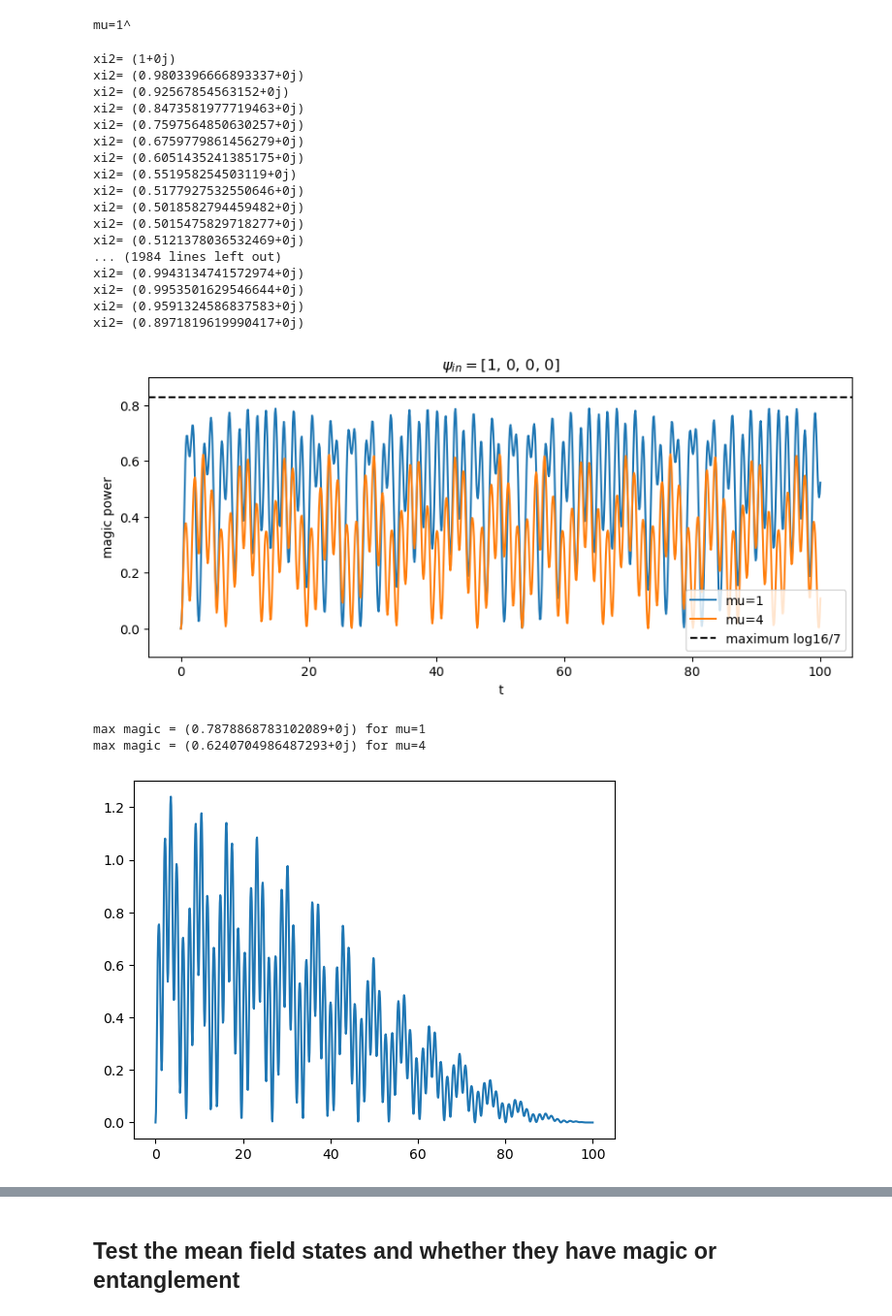
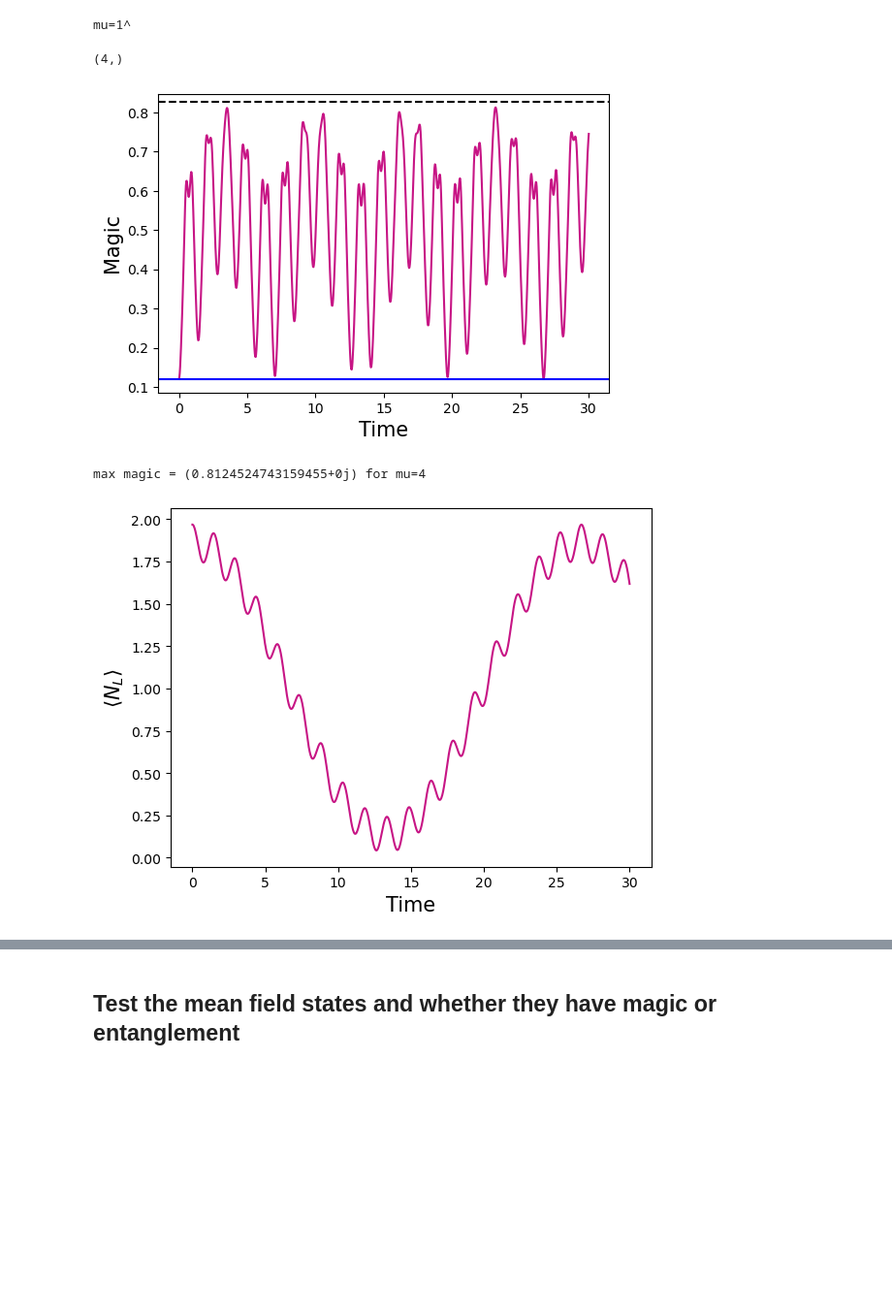
Before and after one commit to annabirke/Honours_entangle_magic, a Jupyter notebook: entanglement_magic_power_sum_stabiliser_states.ipynb, the cells around one changed output, grey strips where cells are left out. Shown at 97% size. Drawn from its saved outputs; the diff is of its cells as text; code cells hidden in the pictures; blank space fills up the shorter version.

Commit message:
push before trying to fix Mpower and Epower functions, currently works for Mpower mean and exact, Epower exact only

```diff
--- a/entanglement_magic_power_sum_stabiliser_states.ipynb
+++ b/entanglement_magic_power_sum_stabiliser_states.ipynb
@@ -487,41 +552,40 @@ mu=4^
 mu=1^
 # %%
 a=1
-mu_list=np.array([1,4])
-t_list=np.linspace(0,100,1000)
+mu_list=np.array([4])
+t_list=np.linspace(0,30,1000)
 
-psiin=np.array([1,0,0,0]) # basis LL LR RL RR
-magic_list_mu=Mpower(mu_list,t_list,psiin)
+# psi=np.array([1,0,0,0]) # basis LL LR RL RR
+psi=np.array([0.5+np.sqrt(15)/8,1/8,1/8,0.5-np.sqrt(15)/8])
+print(psi.shape)
+
+magic_list_mu=Mpower_inout_save(mu_list,t_list,psi,None,'.png','mediumvioletred',mode="in")
+# Mpowersave(mu_list,t_list,psiin,'exact_meanground_magic.png','mediumvioletred')
 # print(magic_list_mu[1,:].shape)
 print(f'max magic = {np.max(magic_list_mu[0,:])} for mu={mu_list[0]}')
-print(f'max magic = {np.max(magic_list_mu[1,:])} for mu={mu_list[1]}')
 
-signal=magic_list_mu[1,:]
-(freqs,peaks)=fourier(t_list,signal,[0,5])
-print('mu=4^')
+NL = np.array([[2,0,0,0],
+            [0,1,0,0],
+            [0,0,1,0],
+            [0,0,0,0]])
+exNL=[]
+for i, t in enumerate(t_list):
+    psiout=Smatrix(a,4,t)@ psi
+    exNL.append(psiout.conj().T @ NL @ psiout)
+exNL=np.array(exNL)
+plt.plot(t_list,exNL,color='mediumvioletred')
+# plt.plot(t_list,exNLmean,color='b')
 
-signal=magic_list_mu[0,:]
-(freqs,peaks)=fourier(t_list,signal,[0,2])
-print('mu=1^')
+plt.ylabel(fr'$\langle N_L \rangle$',fontsize=15)
+plt.xlabel('Time',fontsize=15)
+# plt.savefig(f'C:/Users/annas/Documents/2026/Honours/Entangle_Magic/exactandmean_meanground_NL.png',bbox_inches='tight',dpi=300)
+plt.show()
+
+# signal=magic_list_mu[0,:]
+# (freqs,peaks)=fourier(t_list,signal,[0,5])
+# print('mu=4^')
 # %% [output]
-xi2= (1+0j)
-xi2= (0.9803396666893337+0j)
-xi2= (0.92567854563152+0j)
-xi2= (0.8473581977719463+0j)
-xi2= (0.7597564850630257+0j)
-xi2= (0.6759779861456279+0j)
-xi2= (0.6051435241385175+0j)
-xi2= (0.551958254503119+0j)
-xi2= (0.5177927532550646+0j)
-xi2= (0.5018582794459482+0j)
-xi2= (0.5015475829718277+0j)
-xi2= (0.5121378036532469+0j)
-... (1984 lines left out)
-xi2= (0.9943134741572974+0j)
-xi2= (0.9953501629546644+0j)
-xi2= (0.9591324586837583+0j)
-xi2= (0.8971819619990417+0j)
+(4,)
-[figure, old version]
+[figure, new version]
-max magic = (0.7878868783102089+0j) for mu=1
-max magic = (0.6240704986487293+0j) for mu=4
+max magic = (0.8124524743159455+0j) for mu=4
-[figure, old version]
+[figure, new version]
```
Also changed, not shown: parts of 9 cells of this notebook, 13 other files.
